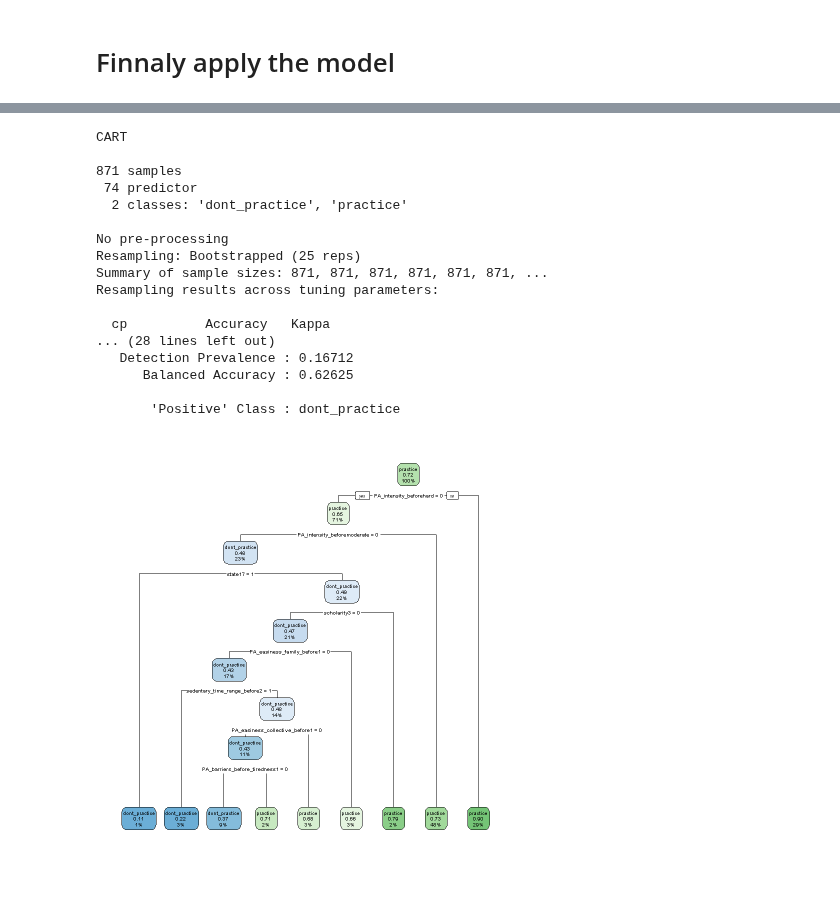
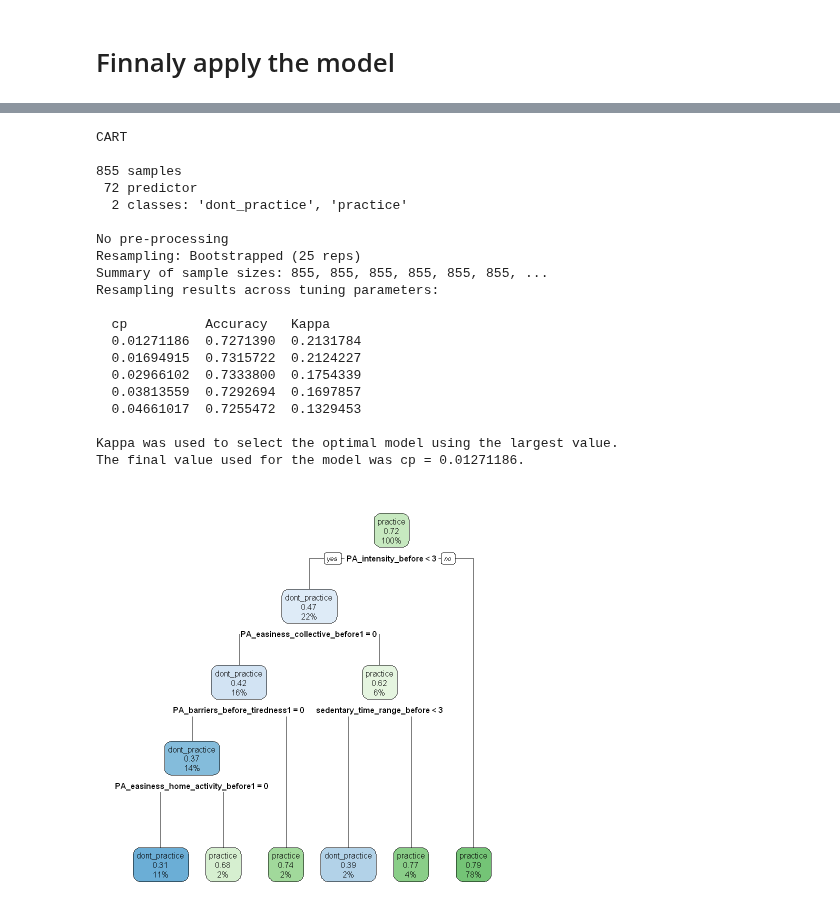
Before and after one commit to LASOS-INT/Barreiras-e-Facilitadores, a Jupyter notebook: R-notebooks/Script-main.ipynb, the cells around one changed output, grey strips where cells are left out. Drawn from its saved outputs; the diff is of its cells as text; code cells hidden in the pictures; blank space fills up the shorter version.

```diff
--- a/R-notebooks/Script-main.ipynb
+++ b/R-notebooks/Script-main.ipynb
@@ -119,15 +81,19 @@ $co.resident_range
 # %%
-# ordinal_columns = c(
-#     'age_range',
-#     'rooms_range',
-#     'income_range',
-#     'scholarity',
-#     'sedentary_time_range_before',
-#     'co.resident_range',
-#     "PA_weekly_frequency_before")
-# before_dataset[, ordinal_columns] <- lapply(before_dataset[, ordinal_columns], as.ordered)
+ordinal_columns = c(
+    'age_range',
+    'rooms_range',
+    'income_range',
+    'scholarity',
+    'sedentary_time_range_before',
+    'co.resident_range',
+    "PA_weekly_frequency_before",
+    'PA_intensity_before',
+    'PA_duration_before'
+
+)
+before_dataset[, ordinal_columns] <- lapply(before_dataset[, ordinal_columns], as.integer)
 
 
 
-# before_dataset[1, 2] < before_dataset[2, 2]
-# head(before_dataset[, ordinal_columns])
+before_dataset[1, 2] < before_dataset[2, 2]
+head(before_dataset[, ordinal_columns])
@@ -142,0 +132,5 @@ $co.resident_range
+# %%
+differ_dp <- ( before_dataset$PA_duration_before != 1 | before_dataset$PA_intensity_before != 1 | before_dataset$PA_weekly_frequency_before != 1 )
+strange_dp <- before_dataset$PA_practice_before == "dont_practice" & differ_dp
+dim(before_dataset[strange_dp, ])
+before_dataset <- before_dataset[!strange_dp,]
@@ -142,0 +139,5 @@ $co.resident_range
+# %%
+differ_p <- before_dataset$PA_duration_before == 1 | before_dataset$PA_intensity_before == 1 | before_dataset$PA_weekly_frequency_before == 1
+strange_p <- before_dataset$PA_practice_before == "practice" & differ_p
+dim(before_dataset[strange_p, ])
+before_dataset <- before_dataset[!strange_p,]
@@ -143,4 +148,5 @@ $co.resident_range
 # %%
-lapply(before_dataset, levels)[0:10]
-before_dataset <- subset(before_dataset, select = -c(DA, DP))
+lapply(before_dataset, levels)[c("DA", "DP", "state", "zone")]
+
+before_dataset <- subset(before_dataset, select = -c(DA, DP, state, zone))
 # %% [output]
@@ -175,29 +176,30 @@ treino <- before_dataset[lista_treino,]
 teste <- before_dataset[-lista_treino,]
 # %%
 form = as.formula(paste("PA_practice_during",'~.'))
-modelo <<- train(form , data=treino, method="rpart", metric="Kappa", trControl = trainControl(method = "boot"))
+modelo <<- train(form , data=treino, method="rpart", metric="Kappa", trControl = trainControl(method = "boot"), tuneLength = 5)
 print(modelo)
 pred <<- predict(modelo, teste)
 confM <<- confusionMatrix(pred, teste[,ncol(before_dataset)])
-
-print(confM)
 rpart.plot(modelo$finalModel)
 # %% [output]
 CART
 
-871 samples
- 74 predictor
+855 samples
+ 72 predictor
   2 classes: 'dont_practice', 'practice'
 
 No pre-processing
 Resampling: Bootstrapped (25 reps)
-Summary of sample sizes: 871, 871, 871, 871, 871, 871, ...
+Summary of sample sizes: 855, 855, 855, 855, 855, 855, ...
 Resampling results across tuning parameters:
 
   cp          Accuracy   Kappa
-... (28 lines left out)
-   Detection Prevalence : 0.16712
-      Balanced Accuracy : 0.62625
+  0.01271186  0.7271390  0.2131784
+  0.01694915  0.7315722  0.2124227
+  0.02966102  0.7333800  0.1754339
+  0.03813559  0.7292694  0.1697857
+  0.04661017  0.7255472  0.1329453
 
-       'Positive' Class : dont_practice
+Kappa was used to select the optimal model using the largest value.
+The final value used for the model was cp = 0.01271186.
-[figure, old version]
+[figure, new version]
```
Also changed, not shown: parts of 21 cells of this notebook.
